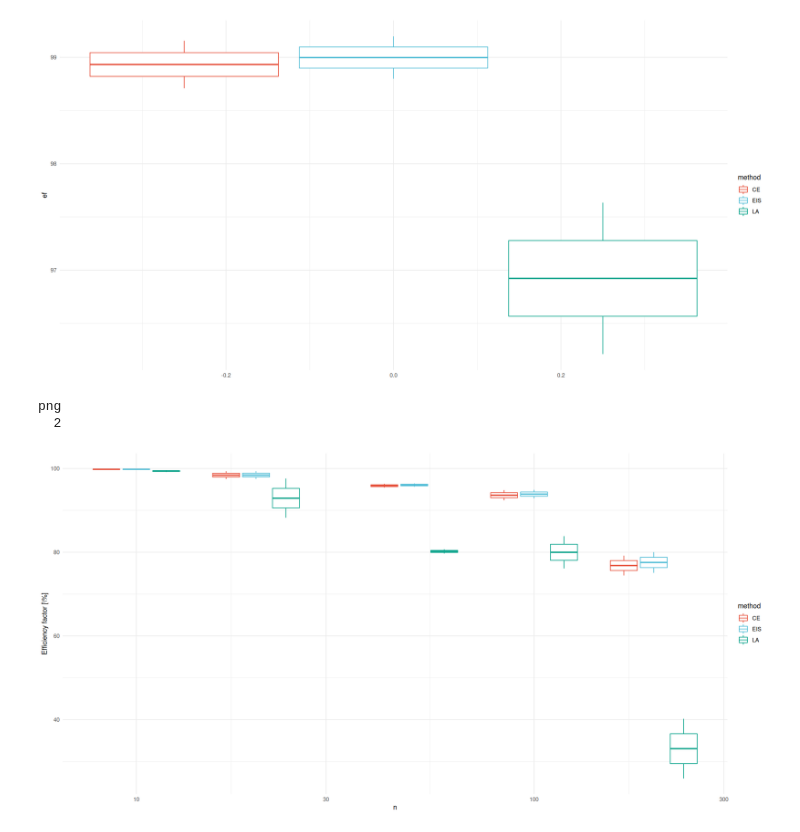
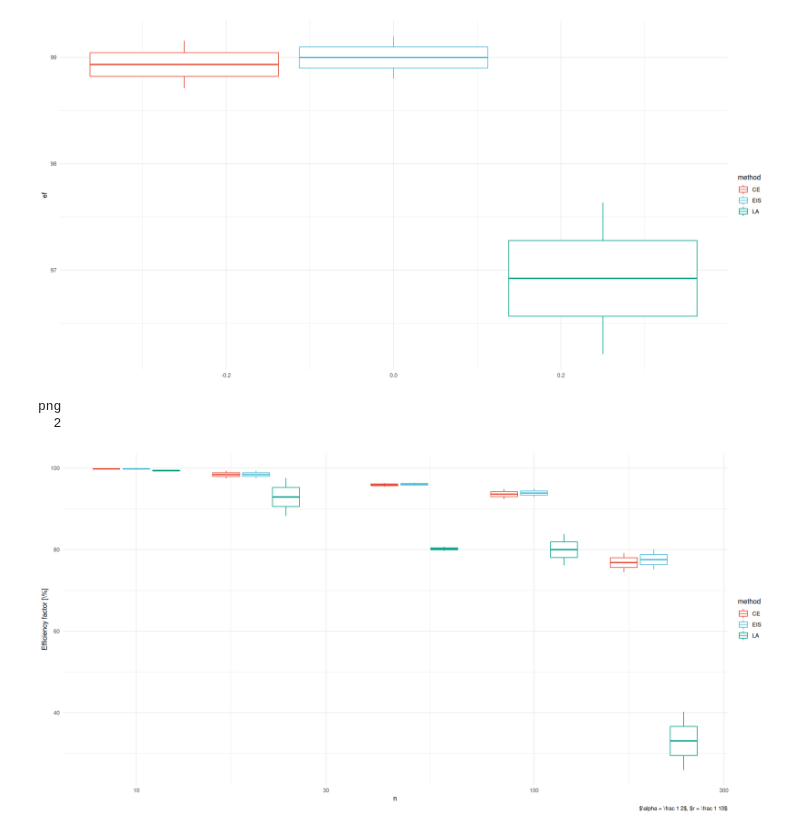
Before and after one commit to stefanheyder/dissertation, a Jupyter notebook: code/03_state_space_models/compare_ce_eis_mse_figures.ipynb, the cells around one changed output. Drawn from its saved outputs; the diff is of its cells as text; code cells hidden in the pictures.

Commit message:
add hyperparameters to figure

```diff
--- a/code/03_state_space_models/compare_ce_eis_mse_figures.ipynb
+++ b/code/03_state_space_models/compare_ce_eis_mse_figures.ipynb
@@ -96,12 +96,12 @@ df_ef %>%
 # %%
 df_dimensions %>%
     ggplot(aes(x=n, y=ef, color=method)) +
     geom_boxplot(aes(group = interaction(n, method))) +
     scale_x_log10() +
-    labs(x="n", y="Efficiency factor [\\%]")
+    labs(x="n", y="Efficiency factor [\\%]", caption="$\\alpha = \\frac 1 2$, $r = \\frac 1 10$")
 
 ggsave_tikz(here("tikz/ef_time_dimension.tex"))
 # %% [output]
 png
   2
-[figure, old version]
+[figure, new version]
```
Also changed, not shown: 1 other file.
